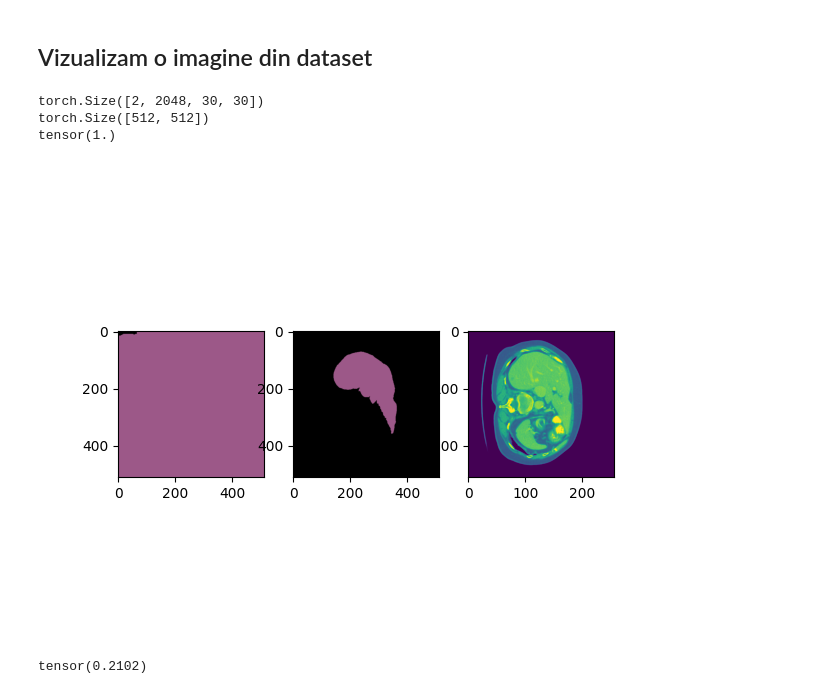
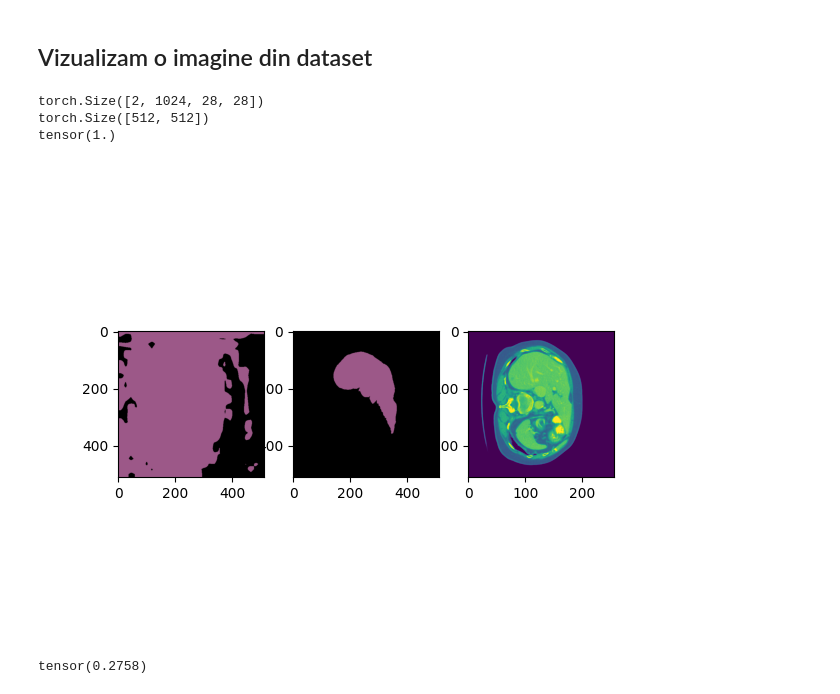
Before and after one commit to StanciulescuAndrei/LicentaUPB, a Jupyter notebook: ML_train_tester.ipynb, the cells around one changed output. Drawn from its saved outputs; the diff is of its cells as text; code cells hidden in the pictures.

```diff
--- a/ML_train_tester.ipynb
+++ b/ML_train_tester.ipynb
@@ -95,9 +94,9 @@ dataloader_test = torch.utils.data.DataLoader(dataset_learn, batch_size=2, shuff
 # loss_fn = DiceLoss()
 # print(1.0 - loss_fn(output_predictions, mask))
 # %%
-model_checkpoint = 'G:/MachineLearning/models/DenseNet201/DenseNet201_checkpoint.pt'
-model = InceptionV3DeepLab()
-# checkpoint = torch.load(model_checkpoint)
+model_checkpoint = 'G:/MachineLearning/models/ResNeXt101/ResNeXt101_checkpoint.pt'
+model = ConvNeXtDeepLab()
+# checkpoint = torch.load(model_checkpoint, map_location=torch.device('cpu'))
 # model.load_state_dict(checkpoint['model_state_dict'])
 
 device = torch.device('cpu')
@@ -114,37 +113,37 @@ pred = torch.nn.functional.interpolate(pred.unsqueeze(0), size=512, mode="biline
 output_predictions = torch.round(pred[0])
 
 print(output_predictions.shape)
 output_predictions = output_predictions.detach().squeeze()
 output_predictions = np.round(output_predictions)
 mask = mask.cpu().squeeze()
 
 palette = torch.tensor([2 ** 25 - 1, 2 ** 15 - 1, 2 ** 21 - 1])
 colors = torch.as_tensor([i for i in range(3)])[:, None] * 1.1 * palette
 colors = (colors % 255).numpy().astype("uint8")
 
 # plot the semantic segmentation predictions of 21 classes in each color
 r = Image.fromarray(output_predictions.byte().cpu().numpy())
 r.putpalette(colors)
 
 r_mask = Image.fromarray(mask.byte().cpu().numpy())
 r_mask.putpalette(colors)
 
 print(torch.max(output_predictions))
 plt.figure()
 plt.subplot(1, 3, 1)
 plt.imshow(r)
 plt.subplot(1, 3, 2)
 plt.imshow(r_mask)
 plt.subplot(1, 3, 3)
 plt.imshow(np.squeeze(input_tensor.numpy()))
 plt.show()
 # %% [output]
-torch.Size([2, 2048, 30, 30])
+torch.Size([2, 1024, 28, 28])
 torch.Size([512, 512])
 tensor(1.)
-[figure, old version]
+[figure, new version]
 # %%
 loss_fn = DiceLoss()
 print(1.0 - loss_fn(output_predictions, mask))
 # %% [output]
-tensor(0.2102)
+tensor(0.2758)
```
Also changed, not shown: parts of 1 cell of this notebook, 5 other files.
